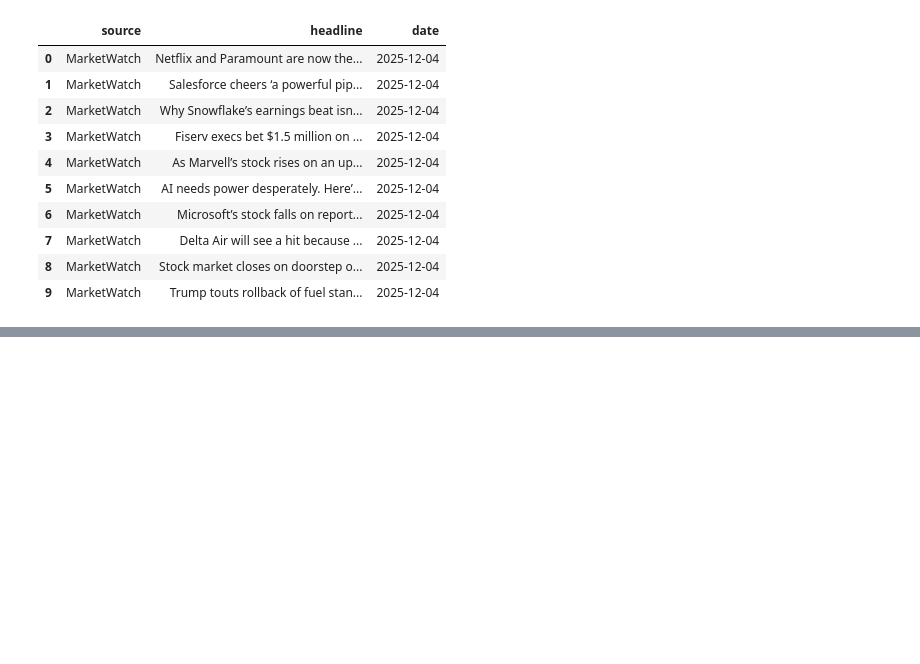
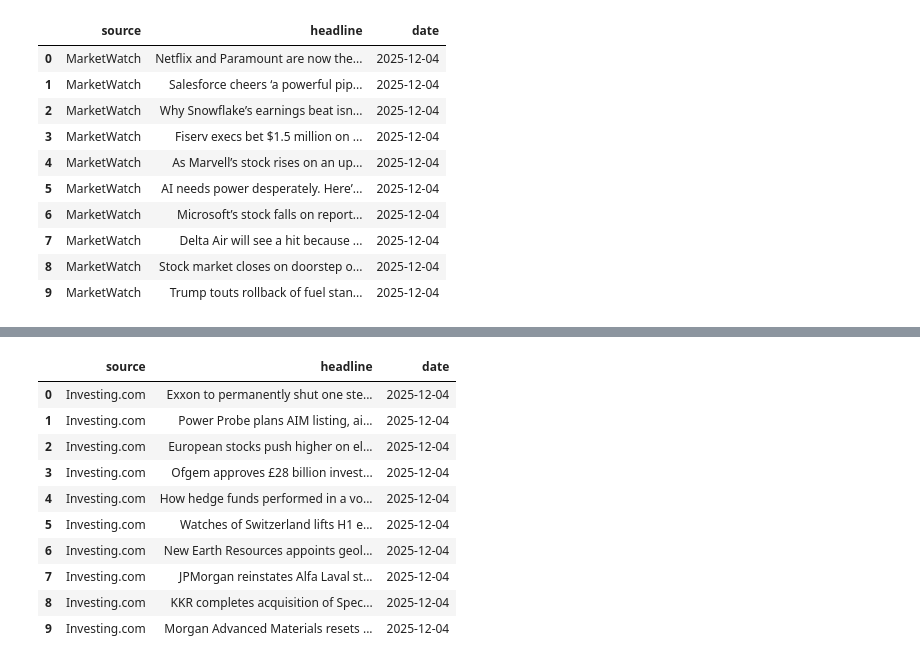
Before and after one commit to eunicetcl/mag7vsSp500-datapipelines, a Jupyter notebook: mag7_marketsentiment.ipynb, the cells around one changed output, grey strips where cells are left out. Drawn from its saved outputs; the diff is of its cells as text; code cells hidden in the pictures; blank space fills up the shorter version.

```diff
--- a/mag7_marketsentiment.ipynb
+++ b/mag7_marketsentiment.ipynb
@@ -139,0 +163,23 @@ df_marketwatch.head(10)
+# %%
+rss_investing = "https://www.investing.com/rss/news.rss"
+feed_investing = feedparser.parse(rss_investing)
+
+df_investing = pd.DataFrame({
+    "source": "Investing.com",
+    "headline": [entry.title for entry in feed_investing.entries],
+    "date": datetime.date.today()
+})
+
+df_investing.head(10)
+# %% [output]
+|  | source | headline | date |
+| 0 | Investing.com | Exxon to permanently shut one ste... | 2025-12-04 |
+| 1 | Investing.com | Power Probe plans AIM listing, ai... | 2025-12-04 |
+| 2 | Investing.com | European stocks push higher on el... | 2025-12-04 |
+| 3 | Investing.com | Ofgem approves £28 billion invest... | 2025-12-04 |
+| 4 | Investing.com | How hedge funds performed in a vo... | 2025-12-04 |
+| 5 | Investing.com | Watches of Switzerland lifts H1 e... | 2025-12-04 |
+| 6 | Investing.com | New Earth Resources appoints geol... | 2025-12-04 |
+| 7 | Investing.com | JPMorgan reinstates Alfa Laval st... | 2025-12-04 |
+| 8 | Investing.com | KKR completes acquisition of Spec... | 2025-12-04 |
+| 9 | Investing.com | Morgan Advanced Materials resets ... | 2025-12-04 |
```
Also changed, not shown: parts of 1 cell of this notebook.
